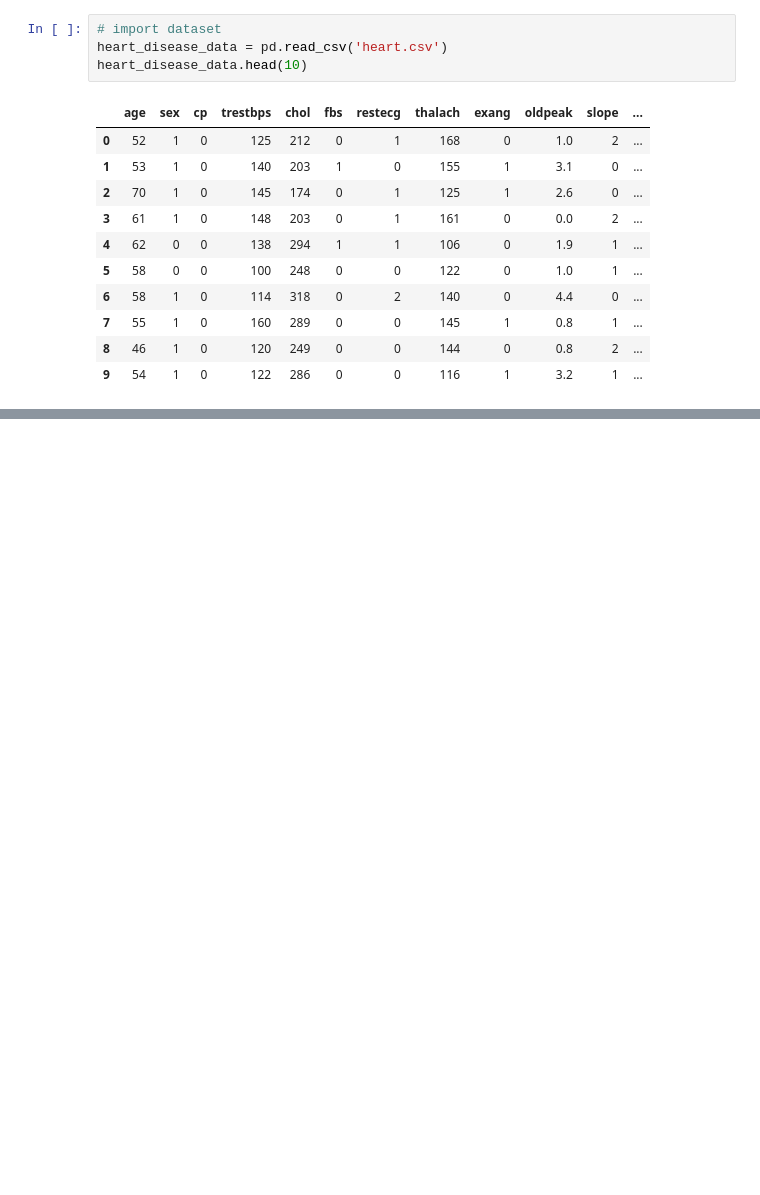
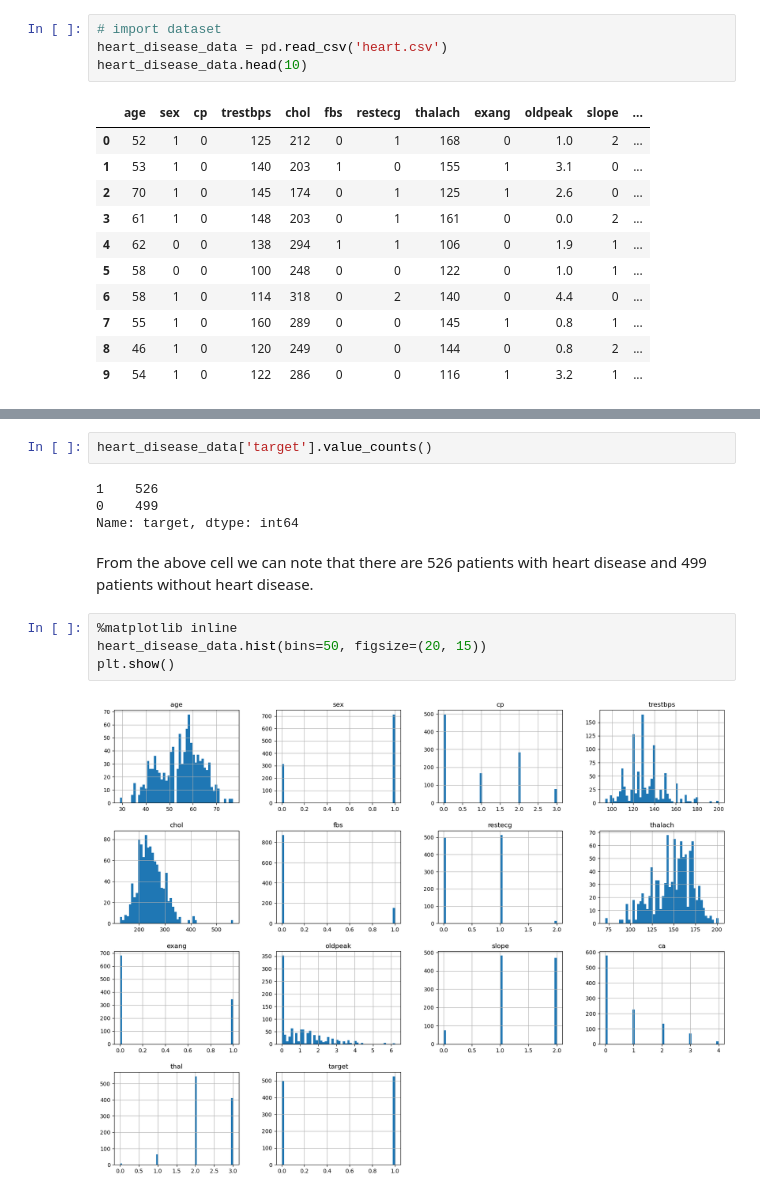
Before and after one commit to ShahhhVihaan/heart-disease-classification, a Jupyter notebook: classification.ipynb, the cells around one changed output, grey strips where cells are left out. Drawn from its saved outputs; the diff is of its cells as text; blank space fills up the shorter version.

```diff
--- a/classification.ipynb
+++ b/classification.ipynb
@@ -38,0 +71,14 @@ heart_disease_data.head(10)
+# %%
+heart_disease_data['target'].value_counts()
+# %% [output]
+1    526
+0    499
+Name: target, dtype: int64
+# %% [markdown]
+From the above cell we can note that there are 526 patients with heart disease and 499 patients without heart disease.
+# %%
+%matplotlib inline
+heart_disease_data.hist(bins=50, figsize=(20, 15))
+plt.show()
+# %% [output]
+[figure, added]
```
Also changed, not shown: parts of 2 cells of this notebook.
